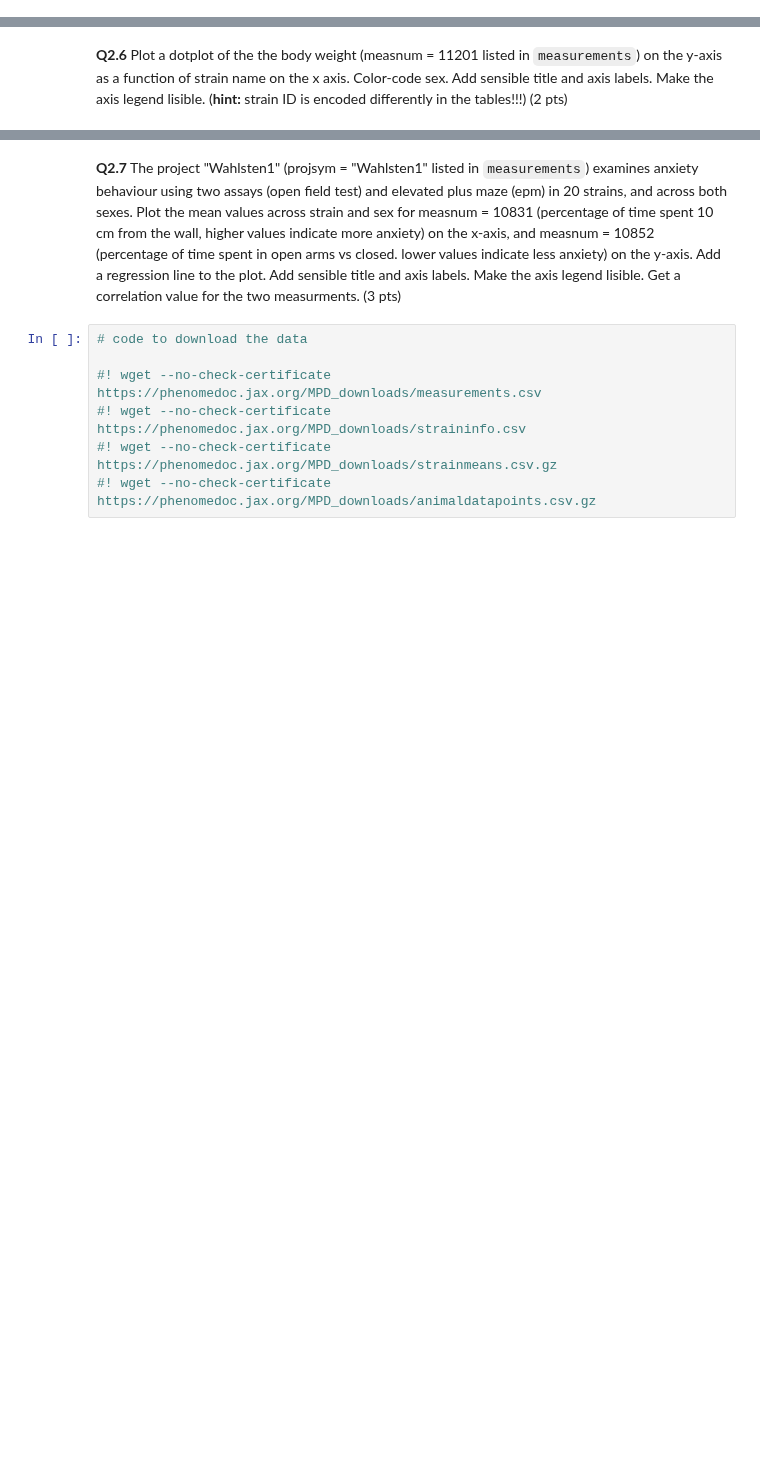
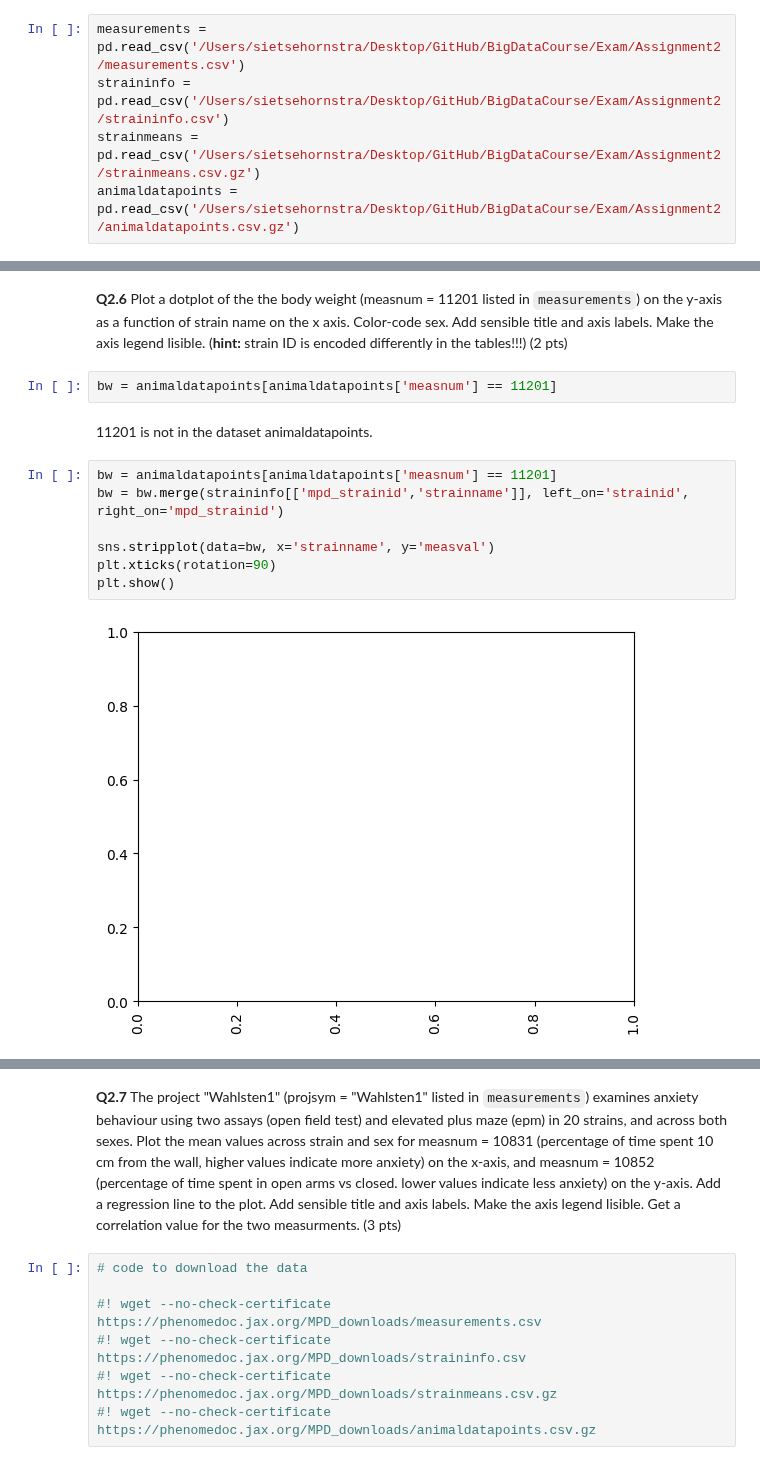
Before and after one commit to SietseHornstra/BigDataCourse, a Jupyter notebook: Exam/Assignment2/Assignment2.ipynb, the cells around one changed output, grey strips where cells are left out. Cells and saved outputs as stored; diff of their text form; blank space fills up the shorter version.

```diff
--- a/Exam/Assignment2/Assignment2.ipynb
+++ b/Exam/Assignment2/Assignment2.ipynb
@@ -203,6 +260,11 @@ Here is a short description of the file contents.
 - straininfo.csv (= Strain name, vendor, stock number, web page URL, MPD strain ID, and other attributes for each mouse strain in MPD. One row per strain.)
 - strainmeans.csv.gz (= Strain averages, SD, SEM, N, CV for all numeric strain survey phenotype measures in MPD.)
 - animaldatapoints.csv.gz (= Individual mouse readings for all strain survey phenotype measures. One row per animal reading.)
+# %%
+measurements = pd.read_csv('/Users/sietsehornstra/Desktop/GitHub/BigDataCourse/Exam/Assignment2/measurements.csv')
+straininfo = pd.read_csv('/Users/sietsehornstra/Desktop/GitHub/BigDataCourse/Exam/Assignment2/straininfo.csv')
+strainmeans = pd.read_csv('/Users/sietsehornstra/Desktop/GitHub/BigDataCourse/Exam/Assignment2/strainmeans.csv.gz')
+animaldatapoints = pd.read_csv('/Users/sietsehornstra/Desktop/GitHub/BigDataCourse/Exam/Assignment2/animaldatapoints.csv.gz')
 # %% [markdown]
 **Q2.1** How many different mouse strains are listed in the database? (1pt)
 # %%
@@ -244,3 +326,16 @@ df_29508M = measurements[measurements['measnum']==29508]
 # %% [markdown]
 
 **Q2.6** Plot a dotplot of the the body weight (measnum = 11201 listed in `measurements`) on the y-axis as a function of strain name on the x axis. Color-code sex. Add sensible title and axis labels. Make the axis legend lisible. (**hint:** strain ID is encoded differently in the tables!!!) (2 pts)
+# %%
+bw = animaldatapoints[animaldatapoints['measnum'] == 11201]
+# %% [markdown]
+11201 is not in the dataset animaldatapoints.
+# %%
+bw = animaldatapoints[animaldatapoints['measnum'] == 11201]
+bw = bw.merge(straininfo[['mpd_strainid','strainname']], left_on='strainid', right_on='mpd_strainid')
+
+sns.stripplot(data=bw, x='strainname', y='measval')
+plt.xticks(rotation=90)
+plt.show()
+# %% [output]
+[figure, added]
```
Also changed, not shown: parts of 25 cells of this notebook, 4 other files.
